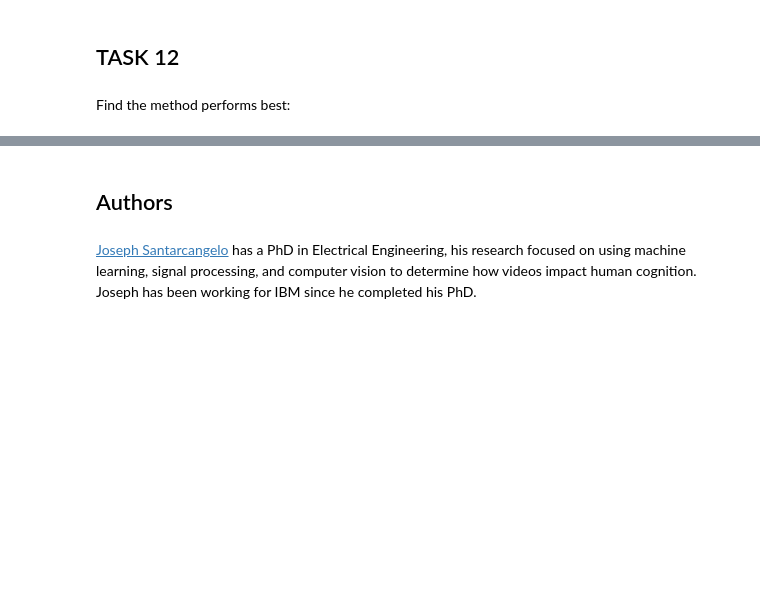
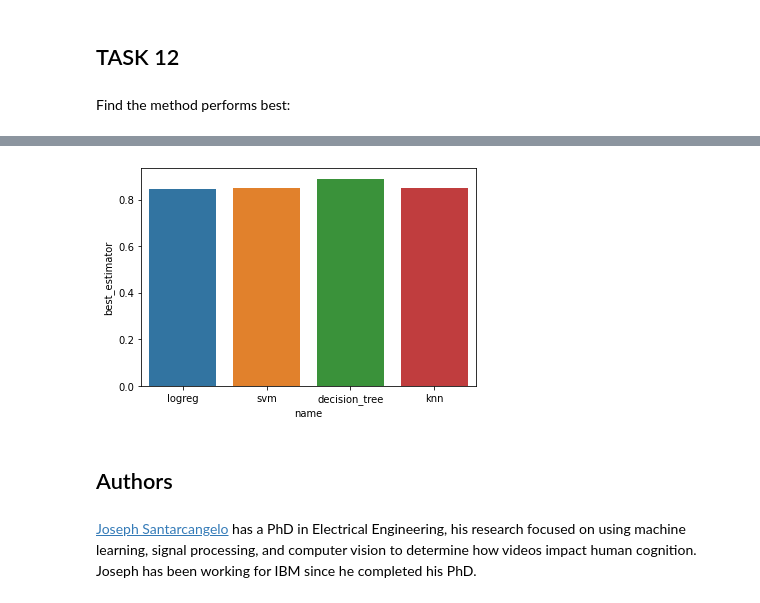
Before and after one commit to xiaotied/ds_learn_project, a Jupyter notebook: W4 - Machine Learning Prediction.ipynb, the cells around one changed output, grey strips where cells are left out. Saved outputs shown, nothing was run; the diff lists cells and outputs as text; code cells hidden in the pictures; blank space fills up the shorter version.

```diff
--- a/W4 - Machine Learning Prediction.ipynb
+++ b/W4 - Machine Learning Prediction.ipynb
@@ -361,3 +375,8 @@ knn_score)
+# %%
+sns.barplot(y='best_estimator', x='name', data=performence)
+plt.show()
+# %% [output]
+[figure, added]
 # %% [markdown]
 ## Authors
 # %% [markdown]
```
Also changed, not shown: parts of 9 cells of this notebook.
